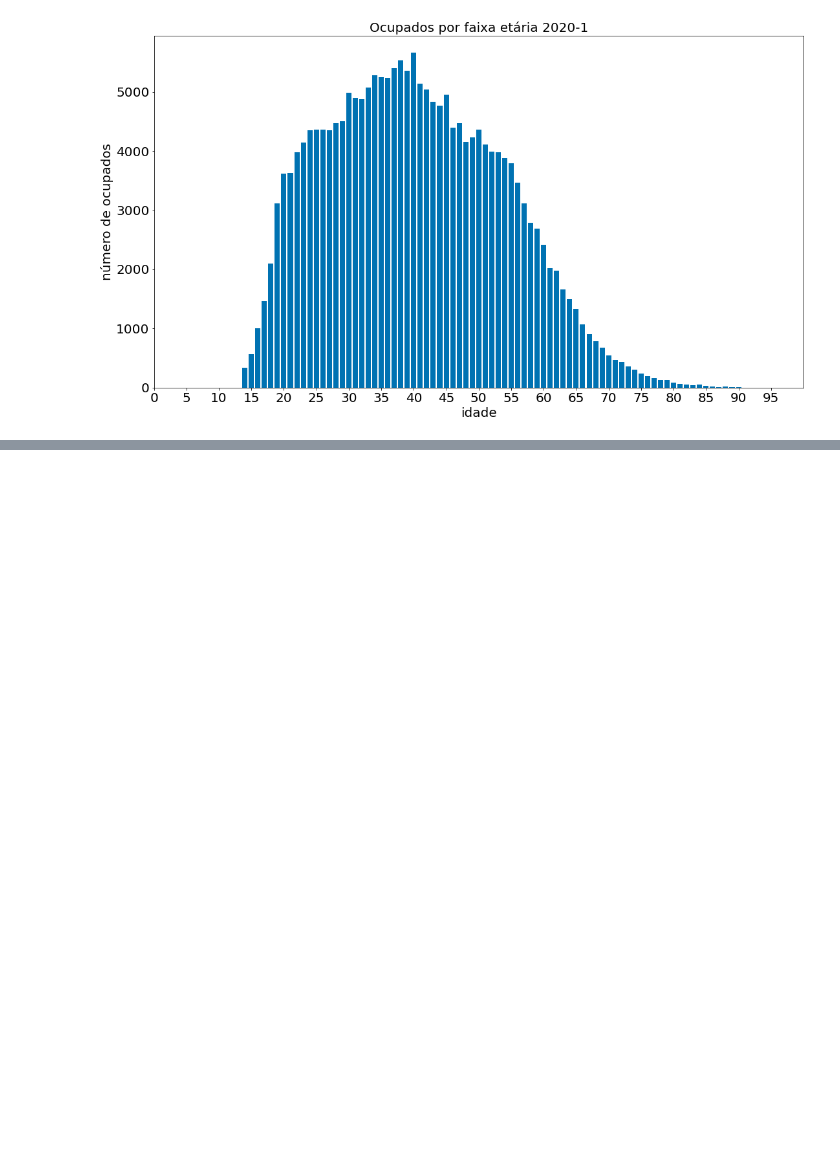
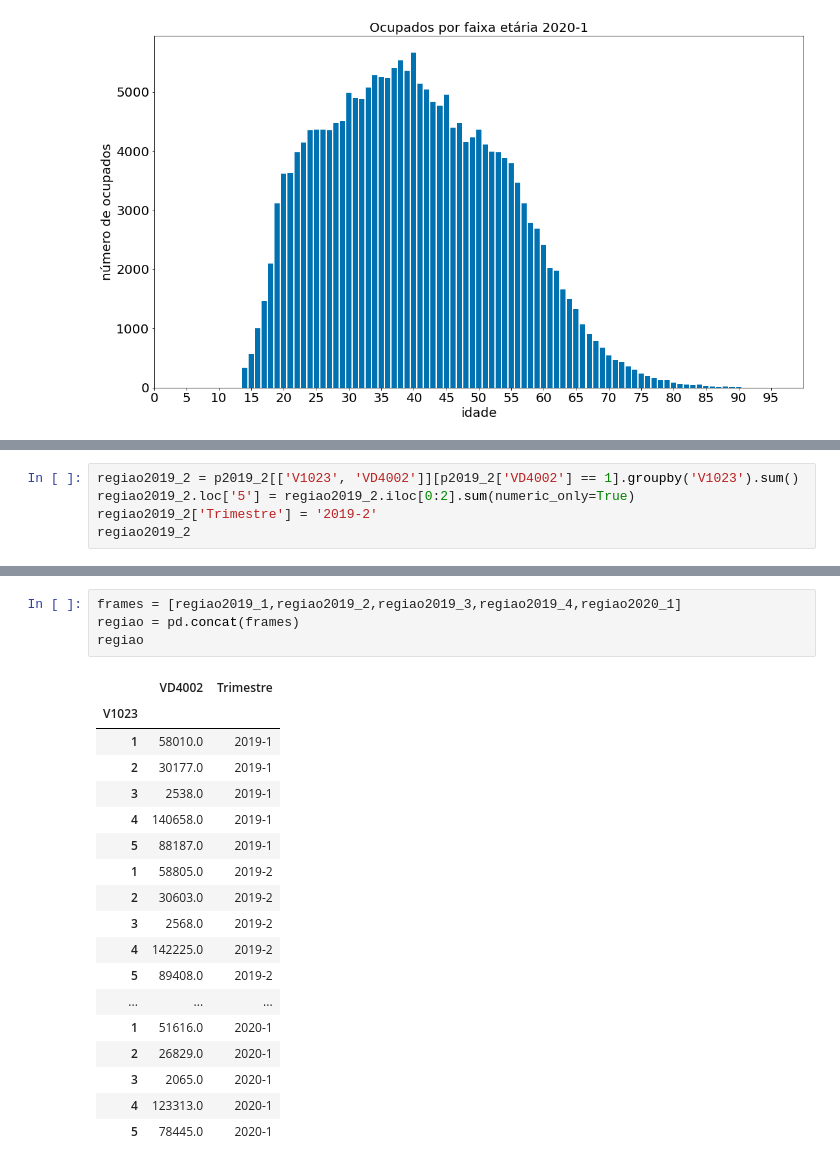
Before and after one commit to martimallow/CovidDataAnalytics, a Jupyter notebook: #6.ipynb, the cells around one changed output, grey strips where cells are left out. Drawn from its saved outputs; the diff is of its cells as text; blank space fills up the shorter version.

```diff
--- a/#6.ipynb
+++ b/#6.ipynb
@@ -195,0 +237,5 @@ plt.show()
+# %%
+regiao2019_2 = p2019_2[['V1023', 'VD4002']][p2019_2['VD4002'] == 1].groupby('V1023').sum()
+regiao2019_2.loc['5'] = regiao2019_2.iloc[0:2].sum(numeric_only=True)
+regiao2019_2['Trimestre'] = '2019-2'
+regiao2019_2
@@ -195,0 +289,23 @@ plt.show()
+# %%
+frames = [regiao2019_1,regiao2019_2,regiao2019_3,regiao2019_4,regiao2020_1]
+regiao = pd.concat(frames)
+regiao
+# %% [output]
+|  | VD4002 | Trimestre |
+| V1023 |  |  |
+| 1 | 58010.0 | 2019-1 |
+| 2 | 30177.0 | 2019-1 |
+| 3 | 2538.0 | 2019-1 |
+| 4 | 140658.0 | 2019-1 |
+| 5 | 88187.0 | 2019-1 |
+| 1 | 58805.0 | 2019-2 |
+| 2 | 30603.0 | 2019-2 |
+| 3 | 2568.0 | 2019-2 |
+| 4 | 142225.0 | 2019-2 |
+| 5 | 89408.0 | 2019-2 |
+| ... | ... | ... |
+| 1 | 51616.0 | 2020-1 |
+| 2 | 26829.0 | 2020-1 |
+| 3 | 2065.0 | 2020-1 |
+| 4 | 123313.0 | 2020-1 |
+| 5 | 78445.0 | 2020-1 |
```
Also changed, not shown: parts of 13 cells of this notebook.
